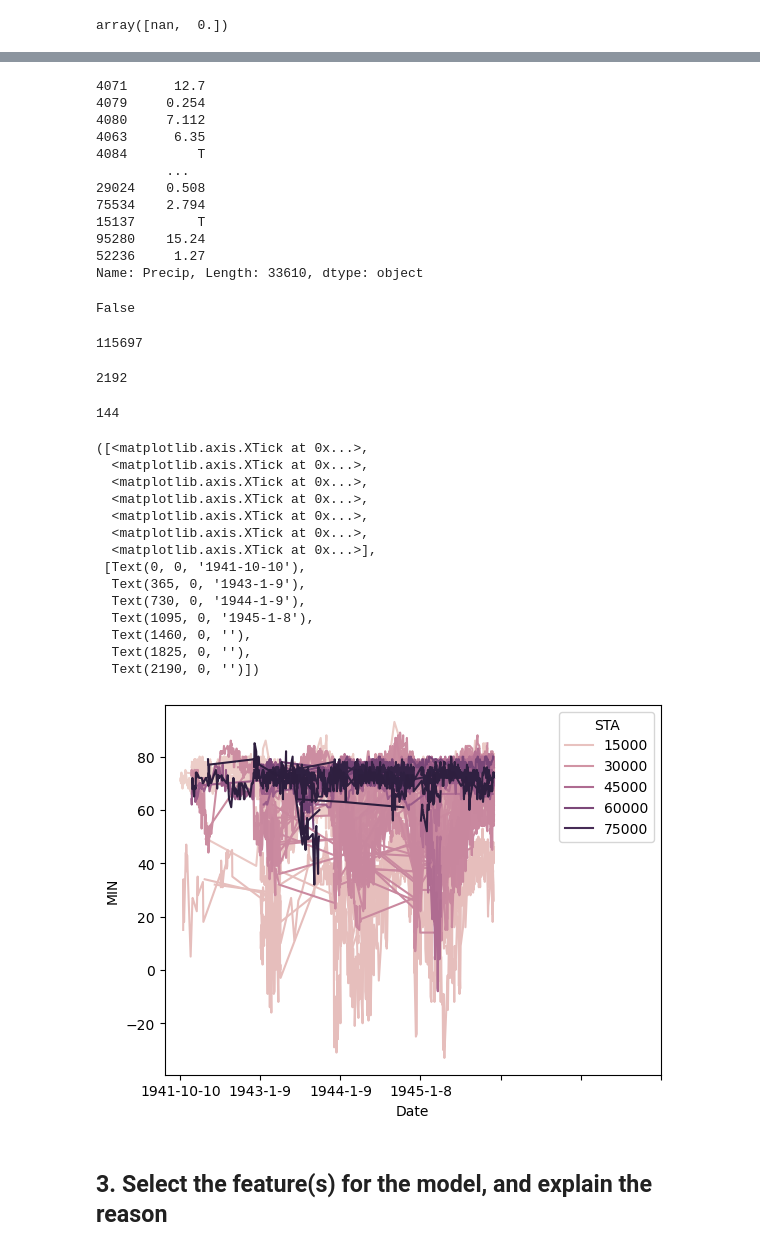
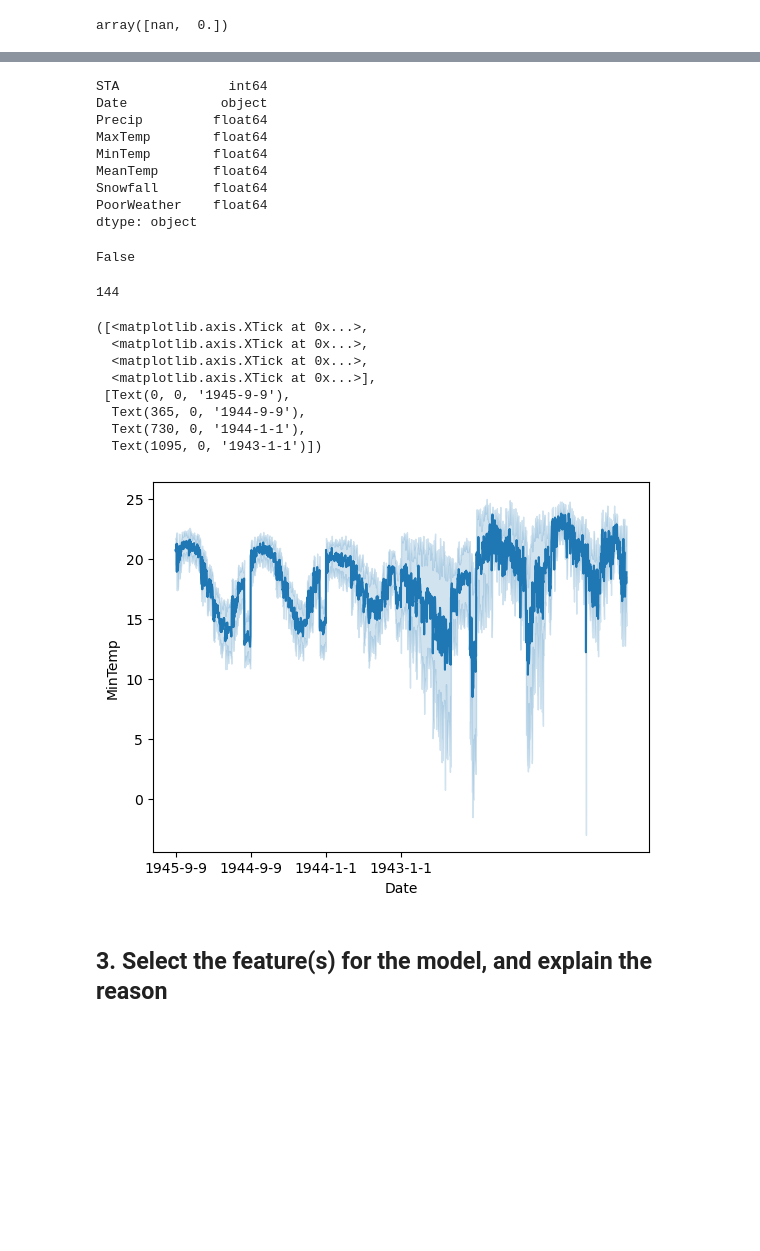
Before and after one commit to jvan809/2025-Phase-2, a Jupyter notebook: Part2/part2_submission.ipynb, the cells around one changed output, grey strips where cells are left out. Cells and saved outputs as stored; diff of their text form; code cells hidden in the pictures; blank space fills up the shorter version.

```diff
--- a/Part2/part2_submission.ipynb
+++ b/Part2/part2_submission.ipynb
@@ -32,6 +52,4 @@ np.all(weather["PoorWeather"].dropna() == weather["TSHDSBRSGF"].dropna())
 weather["SND"].unique()
 # %% [output]
 array([nan,  0.])
-# %%
-weather["One"] = weather["PoorWeather"] == 1
 # %%
@@ -47,8 +77,19 @@ array(['1', '1     1', '1 1', '1     1  1', '1  1', '1        1', '0',
 # %%
-cleanWeather = weather.loc[:, weather.isnull().mean()<0.9]
-# cleanWeather.loc["PoorWeather"] = cleanWeather["PoorWeather"] == '0'
-cleanWeather = cleanWeather.drop("TSHDSBRSGF", axis = 1)
-cleanWeather = cleanWeather.dropna(axis=0)
-cleanWeather = cleanWeather.sort_values("Date")
-cleanWeather.head()
+weather.dropna(subset=["MIN", "MAX", "MEA"], inplace=True)
+cleanWeather = weather.iloc[:, 0:9].copy()
+cleanWeather["PoorWeather"] = cleanWeather["PoorWeather"].fillna(value=0)
+cleanWeather["PoorWeather"].replace(".*1.*",1, regex=True, inplace=True)
+cleanWeather["PoorWeather"].replace("0", 0, inplace=True)
+
+
+cleanWeather["Precip"].replace("T", 0.1, inplace=True)
+cleanWeather["Precip"] = pd.to_numeric(cleanWeather["Precip"], errors="raise")
+
+cleanWeather["Snowfall"] = pd.to_numeric(cleanWeather["Snowfall"], errors='coerce')
+
+
+cleanWeather = cleanWeather.drop("WindGustSpd", axis = 1)
+# cleanWeather = cleanWeather.dropna(axis=0)
+cleanWeather = cleanWeather.sort_values("Date", ascending=False)
+cleanWeather
 # %% [output]
@@ -65,29 +119,19 @@ See the caveats in the documentation: https://pandas.pydata.org/pandas-docs/stab
 # %%
+cleanWeather.dtypes
 # %% [output]
-4071      12.7
-4079     0.254
-4080     7.112
-4063      6.35
-4084         T
-         ...
-29024    0.508
-75534    2.794
-15137        T
-95280    15.24
-52236     1.27
-Name: Precip, Length: 33610, dtype: object
+STA              int64
+Date            object
+Precip         float64
+MaxTemp        float64
+MinTemp        float64
+MeanTemp       float64
+Snowfall       float64
+PoorWeather    float64
+dtype: object
 # %%
 cleanWeather.isnull().any().any()
 # %% [output]
 False
-# %%
-len(cleanWeather)
-# %% [output]
-115697
-# %%
-len(cleanWeather["Date"].unique())
-# %% [output]
-2192
 # %%
 len(cleanWeather["STA"].unique())
 # %% [output]
@@ -99,22 +139,16 @@ weather = weather.sort_values("Date")
 # %%
 
-sns.lineplot(x='Date', y='MIN', data=cleanWeather, hue = "STA")
+sns.lineplot(x='Date', y='MinTemp', data=cleanWeather)
 plt.xticks(range(0,1100,365))
 # %% [output]
 ([<matplotlib.axis.XTick at 0x...>,
   <matplotlib.axis.XTick at 0x...>,
   <matplotlib.axis.XTick at 0x...>,
-  <matplotlib.axis.XTick at 0x...>,
-  <matplotlib.axis.XTick at 0x...>,
-  <matplotlib.axis.XTick at 0x...>,
   <matplotlib.axis.XTick at 0x...>],
- [Text(0, 0, '1941-10-10'),
-  Text(365, 0, '1943-1-9'),
-  Text(730, 0, '1944-1-9'),
-  Text(1095, 0, '1945-1-8'),
-  Text(1460, 0, ''),
-  Text(1825, 0, ''),
-  Text(2190, 0, '')])
+ [Text(0, 0, '1945-9-9'),
+  Text(365, 0, '1944-9-9'),
+  Text(730, 0, '1944-1-1'),
+  Text(1095, 0, '1943-1-1')])
-[figure, old version]
+[figure, new version]
 # %% [markdown]
 ## 3. Select the feature(s) for the model, and explain the reason
```
Also changed, not shown: parts of 13 cells of this notebook, 1 other file.
